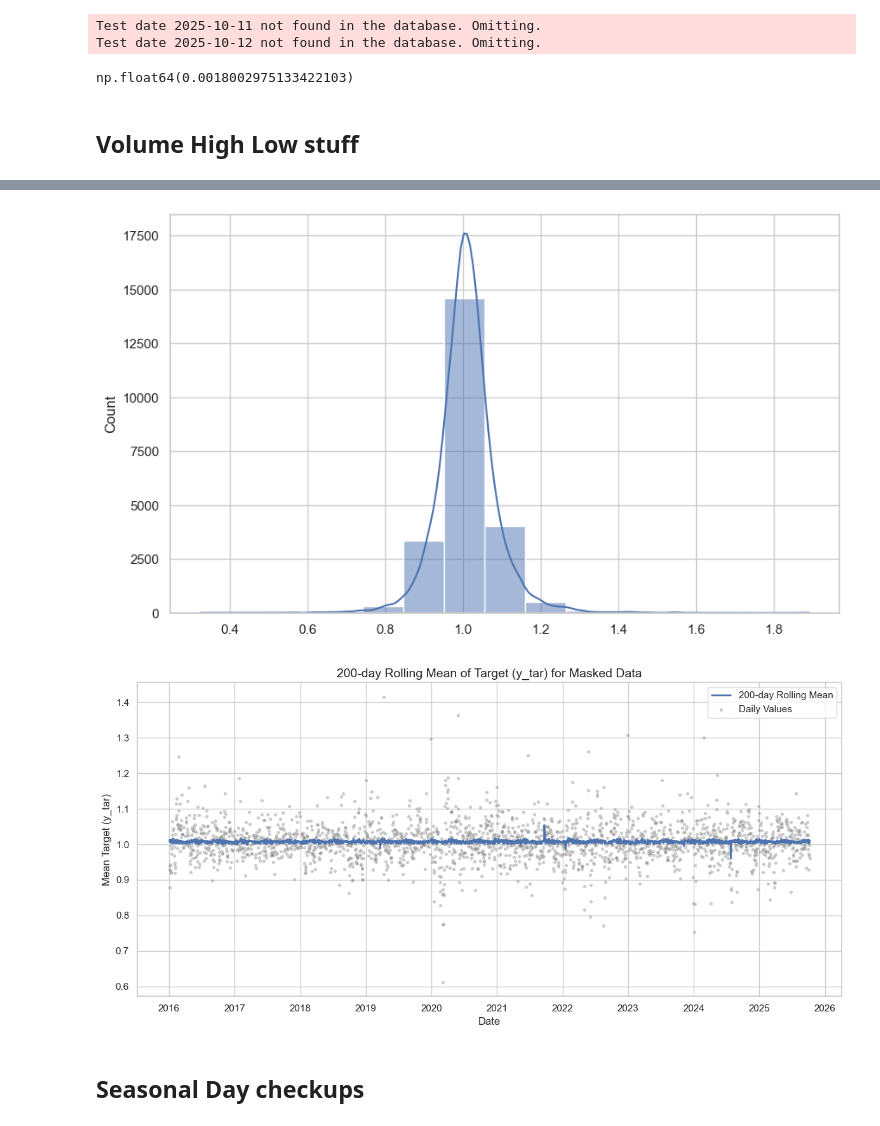
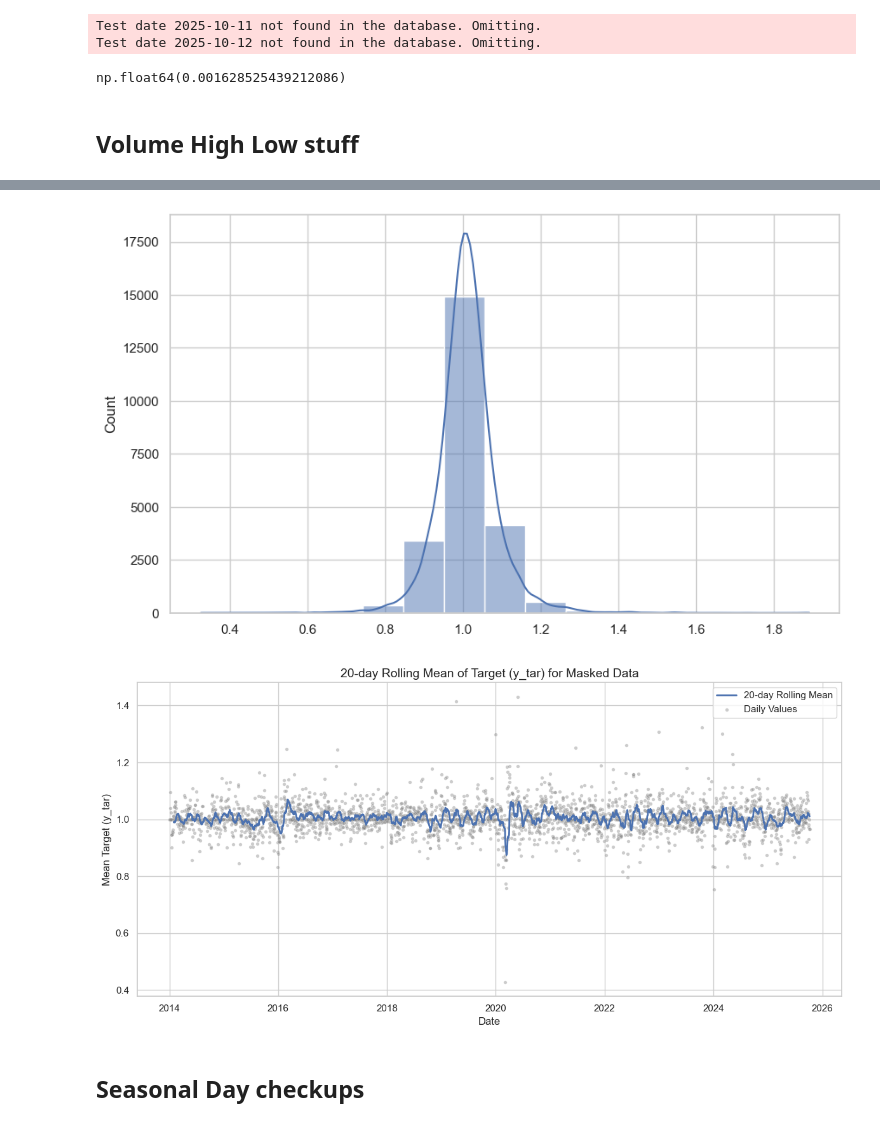
Before and after one commit to KImeriGitHub/RandomOdyssey, a Jupyter notebook: notebooks/sandbox_statistics.ipynb, the cells around one changed output, grey strips where cells are left out. Drawn from its saved outputs; the diff is of its cells as text; code cells hidden in the pictures.

```diff
--- a/notebooks/sandbox_statistics.ipynb
+++ b/notebooks/sandbox_statistics.ipynb
@@ -35,11 +35,11 @@ params = {
     "LoadupSamples_time_inc_factor": 1,
 }
 # %%
-timegroup = "group_regOHLCV_over5years"
+timegroup = "group_regOHLCV_to2014"
 stock_group = "group_dez_lowspread"
 stock_group_short = '_'.join(stock_group.split('_')[1:])
 
-global_start_date = datetime.date(2016, 1, 1)
+global_start_date = datetime.date(2014, 1, 1)
 final_eval_date = datetime.date(2025, 10, 15)
 n_test_days=7
 test_dates = [final_eval_date - datetime.timedelta(days=i) for i in range(n_test_days)][::-1]
@@ -70,21 +70,23 @@ meta_te = ls.meta_pl_test
 # %%
 np.mean(np.log(ytree[:, 4]))
 # %% [output]
-np.float64(0.0018002975133422103)
+np.float64(0.001628525439212086)
 # %% [markdown]
 ## Volume High Low stuff
 # %%
 idx_lstm_vol = timenames.index("FeatureLSTM_AdjHigh")
+from src.hyperparameterTuning.HelperMetrics import HelperMetrics
 
 n_dates = meta_tr.select(pl.col("date").unique()).to_series().to_list()
 print(f"Number of unique dates: {len(n_dates)}")
 
-q_vol = np.quantile(Xtime[:, -1, idx_lstm_vol], 0.9)
+q_vol = np.quantile(Xtime[:, -1, idx_lstm_vol], 0.915)
 mask = Xtime[:, -1, idx_lstm_vol] > q_vol
 
 idx_tar = 5
 print(f"Sum mask (vol q): {np.sum(mask)}")
 print(f"Mean volume (all): {np.mean(ytree[:, idx_tar])}")
+print(f"Mean volume (all, per_date): {HelperMetrics.evaluate_mask_nullonempty(np.ones(len(mask), dtype=bool), meta_tr.get_column("date"), ytree[:, idx_tar])}")
 print(f"Mean volume (q): {np.mean(ytree[mask][:, idx_tar])}")
 
 plt.figure(figsize=(10, 6))
@@ -96,22 +98,44 @@ max_run = np.diff(change_idx).max()
 print(max_run/len(mask))  # 3
 print(f"Max days missed : {max_run/len(mask) * len(n_dates)}")
 
-from src.hyperparameterTuning.HelperMetrics import HelperMetrics
-
-perday_eval = HelperMetrics.evaluate_mask_fast(mask, meta_tr.get_column("date"), ytree[:, idx_tar])
-print(perday_eval)
+perday_eval_nullonempty = HelperMetrics.evaluate_mask_nullonempty(mask, meta_tr.get_column("date"), ytree[:, idx_tar])
+perday_eval = HelperMetrics.evaluate_mask_oneonempty(mask, meta_tr.get_column("date"), ytree[:, idx_tar])
+print("Eval with null on empty dates", perday_eval_nullonempty)
+print("Eval with one on empty dates", perday_eval)
 
 meta_ext = meta_tr.with_columns(pl.Series("y_tar", ytree[:, idx_tar]))
 meta_ext_masked = meta_ext.filter(mask)
-perday_eval_masked = meta_ext_masked.group_by("date").agg(pl.col("y_tar").mean())
-print(perday_eval_masked.select(pl.col("y_tar")).describe())
-print(perday_eval_masked.select(pl.col("y_tar").log()).mean())
 
-df = perday_eval_masked.select(["date", "y_tar"]).to_pandas()
+# Group means on filtered data
+perday_eval_masked = (
+    meta_ext_masked
+    .group_by("date")
+    .agg(pl.col("y_tar").mean().alias("y_mean"))
+)
+
+# All dates you care about (e.g. from the original meta_tr)
+all_dates = (
+    meta_tr
+    .select("date")
+    .unique()
+    .sort("date")
+)
+
+# Left-join and force missing dates to 1.0
+perday_eval_masked_full = (
+    all_dates
+    .join(perday_eval_masked, on="date", how="left")
+    .with_columns(pl.col("y_mean").fill_null(1.0))
+)
+
+print(perday_eval_masked_full.select("y_mean").describe())
+print(np.exp(perday_eval_masked_full.select(pl.col("y_mean").log()).mean()))
+
+df = perday_eval_masked_full.select(["date", "y_mean"]).to_pandas()
 
 # Compute rolling mean (30 days)
-wndw = 200
-df["y_tar_rollmean"] = df["y_tar"].rolling(window=wndw, min_periods=1).mean()
+wndw = 20
+df["y_tar_rollmean"] = df["y_mean"].rolling(window=wndw).mean()
 
 # Set Seaborn style
 sns.set_theme(style="whitegrid")
@@ -119,7 +143,7 @@ sns.set_theme(style="whitegrid")
 # Plot
 plt.figure(figsize=(12, 6))
 sns.lineplot(data=df, x="date", y="y_tar_rollmean", label=f"{wndw}-day Rolling Mean", linewidth=2, color="C0")
-sns.scatterplot(data=df, x="date", y="y_tar", s=15, alpha=0.4, color="gray", label="Daily Values")
+sns.scatterplot(data=df, x="date", y="y_mean", s=15, alpha=0.4, color="gray", label="Daily Values")
 
 plt.title(f"{wndw}-day Rolling Mean of Target (y_tar) for Masked Data", fontsize=14)
 plt.xlabel("Date")
@@ -148,5 +172,5 @@ shape: (9, 2)
-[figure, old version]
+[figure, new version]
-[figure, old version]
+[figure, new version]
 # %% [markdown]
 ## Seasonal Day checkups
 # %%
```
Also changed, not shown: parts of 1 cell of this notebook.
